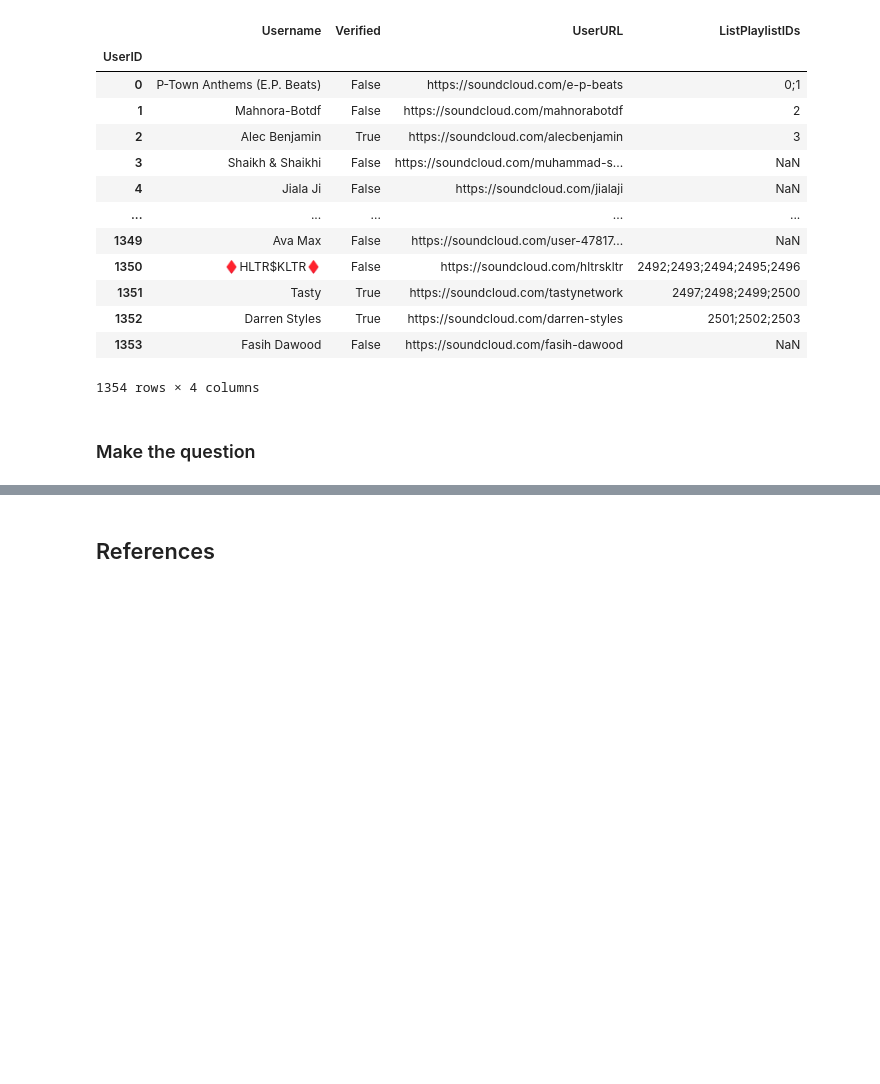
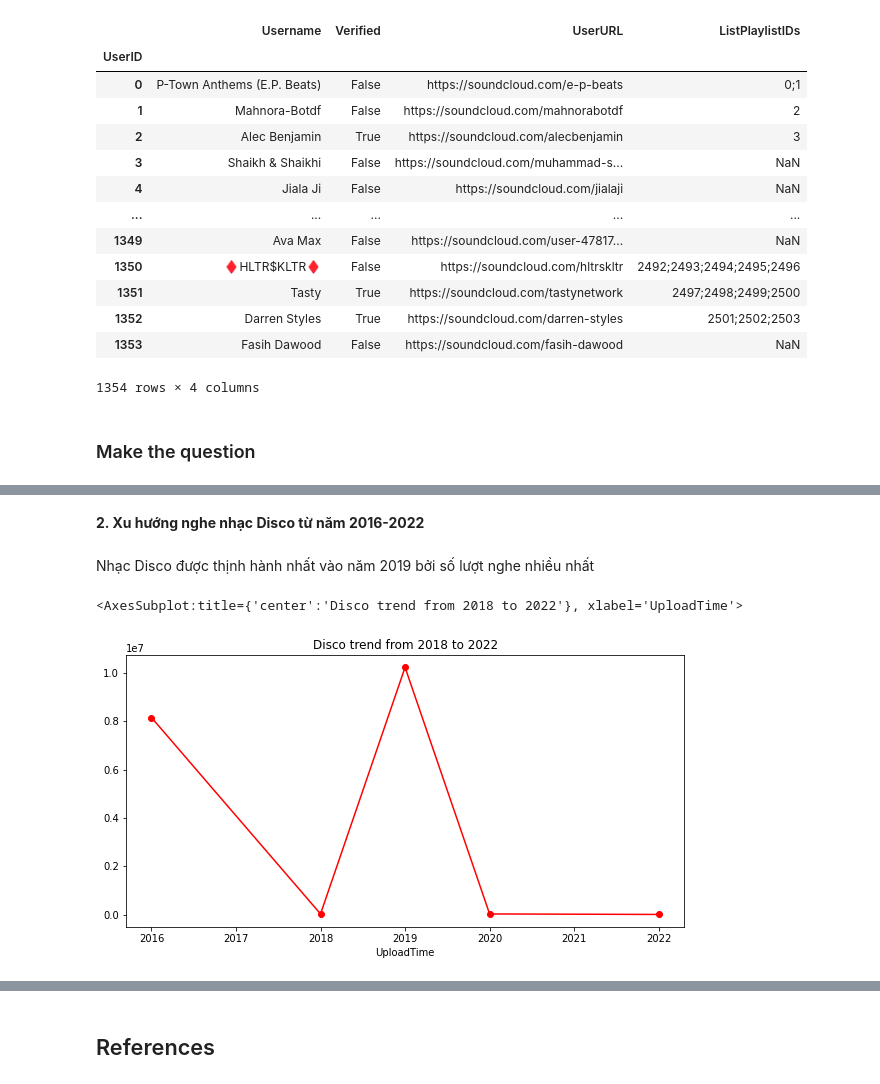
Before and after one commit to vntan/SoundCloudAnalysis, a Jupyter notebook: SoundCloudAnalysis.ipynb, the cells around one changed output, grey strips where cells are left out. Cells and saved outputs as stored; diff of their text form; code cells hidden in the pictures; blank space fills up the shorter version.

```diff
--- a/SoundCloudAnalysis.ipynb
+++ b/SoundCloudAnalysis.ipynb
@@ -1047,0 +1061,17 @@ users_nonnumberic_df
+# %% [markdown]
+**2. Xu hướng nghe nhạc Disco từ năm 2016-2022**
+# %% [markdown]
+Nhạc Disco được thịnh hành nhất vào năm 2019 bởi số lượt nghe nhiều nhất
+# %%
+#find the R&B trend from 2018 to 2022
+Disco_trend = tracks_df[tracks_df['TagContent'] == 'Disco']
+#from 2018 to 2022 based on play rate
+Disco_trend = Disco_trend[Disco_trend['UploadTime'].dt.year >= 2016]
+Disco_trend = Disco_trend[Disco_trend['UploadTime'].dt.year <= 2022]
+Disco_trend = Disco_trend.groupby(Disco_trend['UploadTime'].dt.year).sum()
+Disco_trend
+#draw line chart with year and number of plays
+Disco_trend['Plays'].plot(kind='line', figsize=(10, 5), title='Disco trend from 2018 to 2022', color='red', marker = 'o')
+# %% [output]
+<AxesSubplot:title={'center':'Disco trend from 2018 to 2022'}, xlabel='UploadTime'>
+[figure, added]
```
Also changed, not shown: parts of 6 cells of this notebook.
